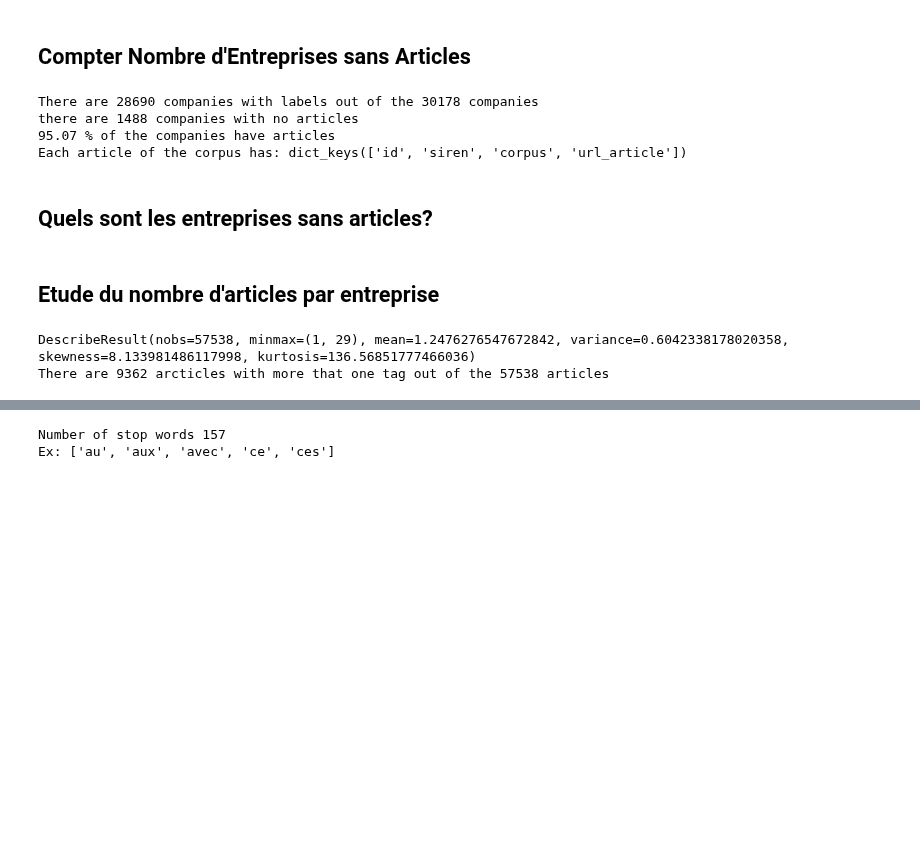
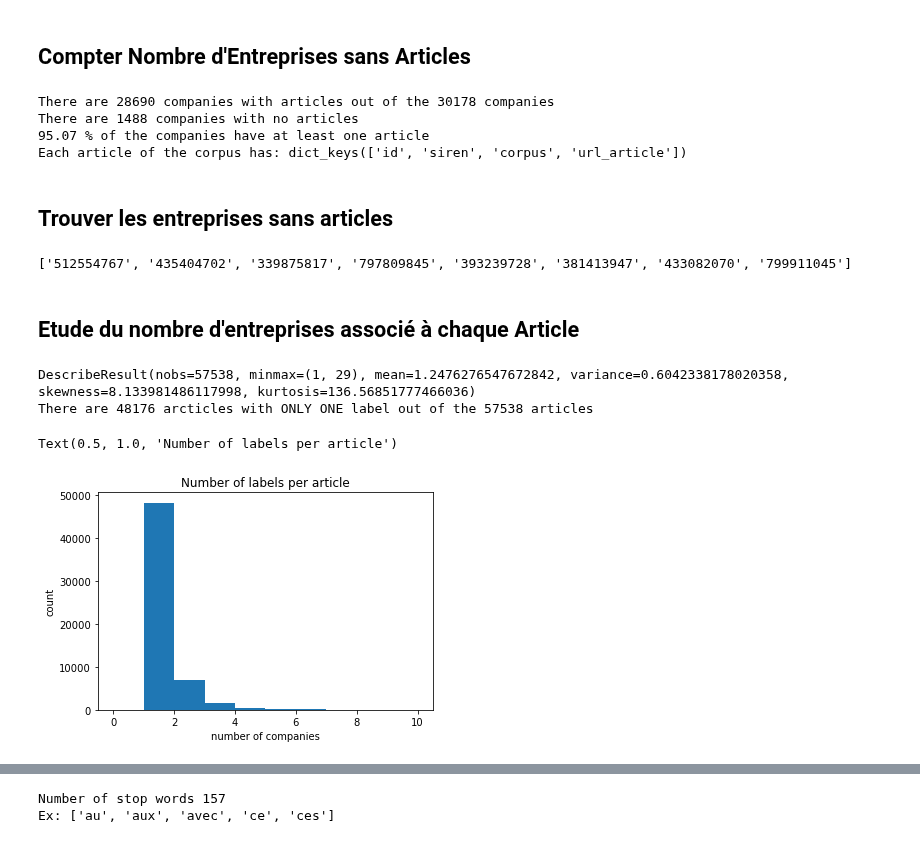
Before and after one commit to clemTJ/Company-Information-PSAT, a Jupyter notebook: textes_francais.ipynb, the cells around one changed output, grey strips where cells are left out. Cells and saved outputs as stored; diff of their text form; code cells hidden in the pictures; blank space fills up the shorter version.

```diff
--- a/textes_francais.ipynb
+++ b/textes_francais.ipynb
@@ -66,26 +67,29 @@ dict_count = dict()
 for document in corpus_list:
     sir_list = document["siren"]
     for siren in sir_list:
-        if len(siren)>10: # Should not be triggered
+        if len(siren)>10 or len(siren)<4 : # Should not be triggered
             print ("ALERT:",siren)
         if siren in dict_count.keys():
             dict_count[siren] +=1
         else:
             dict_count[siren] = 1
-print ("There are",len(dict_count.keys()),"companies with labels out of the", len(dict_names.keys()), "companies")
-print ("there are",len(dict_names.keys())-len(dict_count.keys()),"companies with no articles")
-print (round(len(dict_count)/(len(dict_names))*100,2),"% of the companies have articles")
+print ("There are",len(dict_count.keys()),"companies with articles out of the", len(dict_names.keys()), "companies")
+print ("There are",len(dict_names.keys())-len(dict_count.keys()),"companies with no articles")
+print (round(len(dict_count)/(len(dict_names))*100,2),"% of the companies have at least one article")
 print ("Each article of the corpus has:",corpus_list[0].keys())
 #corpus_list[0]["corpus"]
 # %% [output]
-There are 28690 companies with labels out of the 30178 companies
-there are 1488 companies with no articles
-95.07 % of the companies have articles
+There are 28690 companies with articles out of the 30178 companies
+There are 1488 companies with no articles
+95.07 % of the companies have at least one article
 Each article of the corpus has: dict_keys(['id', 'siren', 'corpus', 'url_article'])
 # %% [markdown]
-## Quels sont les entreprises sans articles?
+## Trouver les entreprises sans articles
 # %%
 dict_no_acticle_companies = dict()
 for company in dict_names.keys():
     if company not in dict_count.keys():
         dict_no_acticle_companies[company] = dict_names[company]
+print (list(dict_no_acticle_companies.keys())[:8])
+# %% [output]
+['512554767', '435404702', '339875817', '797809845', '393239728', '381413947', '433082070', '799911045']
@@ -96,18 +96,22 @@ for key in dict_count.keys():
 # %% [markdown]
-## Etude du nombre d'articles par entreprise
+## Etude du nombre d'entreprises associé à chaque Article
 # %%
-multiple_siren = 0
 multiple_siren_list = list()
 for document in corpus_list:
     if len(document["siren"])==0:
-        print ("ALERT article sans tag, id:",document["id"])
-    if len(document["siren"])>1:
-        multiple_siren +=1
+        print ("ALERT article sans label, id:",document["id"])
     multiple_siren_list.append(len(document["siren"]))
 
 print(stats.describe(multiple_siren_list))
-print ("There are",multiple_siren,"arcticles with more that one tag out of the",len(corpus_list),"articles")
+print ("There are",multiple_siren_list.count(1),"arcticles with ONLY ONE label out of the",len(corpus_list),"articles")
+
+plt.hist(multiple_siren_list,range =(0,10), bins=10) #bins=20
+plt.xlabel('number of companies')
+plt.ylabel('count')
+plt.title('Number of labels per article')
 # %% [output]
 DescribeResult(nobs=57538, minmax=(1, 29), mean=1.2476276547672842, variance=0.6042338178020358, skewness=8.133981486117998, kurtosis=136.56851777466036)
-There are 9362 arcticles with more that one tag out of the 57538 articles
+There are 48176 arcticles with ONLY ONE label out of the 57538 articles
+Text(0.5, 1.0, 'Number of labels per article')
+[figure, added]
 # %% [markdown]
```
Also changed, not shown: parts of 45 cells of this notebook, 3 other files.
